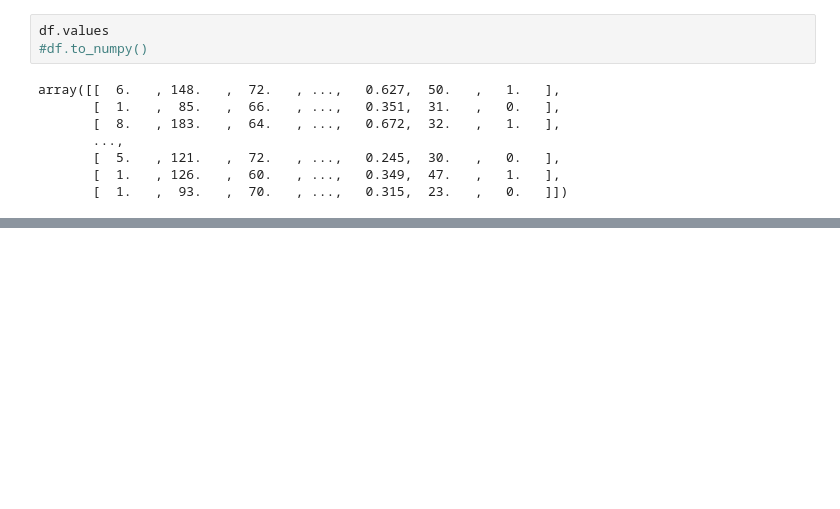
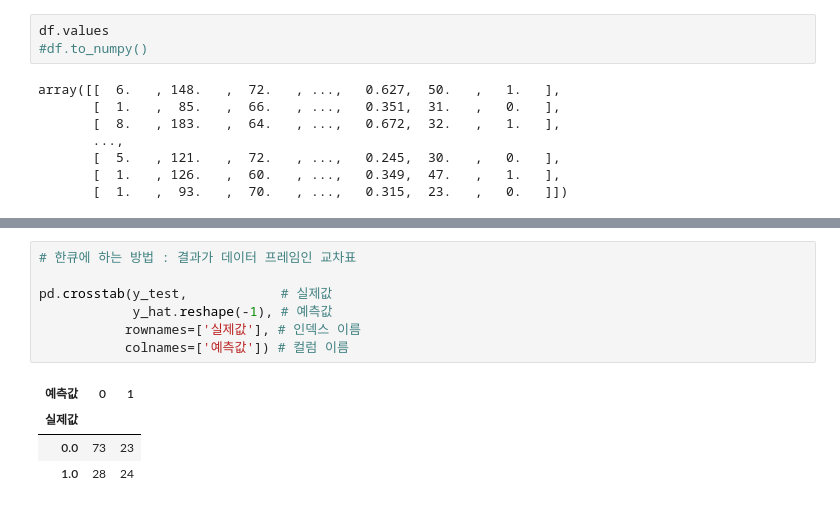
Before and after one commit to Hyo0806/ai, a Jupyter notebook: source/05_DeepLearning/06_피마인디언 당뇨병 발병 예측(로지스틱회귀분석, 분류분석).ipynb, the cells around one changed output, grey strips where cells are left out. Saved outputs shown, nothing was run; the diff lists cells and outputs as text; blank space fills up the shorter version.

```diff
--- a/source/05_DeepLearning/06_피마인디언 당뇨병 발병 예측(로지스틱회귀분석, 분류분석).ipynb
+++ b/source/05_DeepLearning/06_피마인디언 당뇨병 발병 예측(로지스틱회귀분석, 분류분석).ipynb
@@ -137,0 +265,12 @@ plt.show()
+# %%
+# 한큐에 하는 방법 : 결과가 데이터 프레임인 교차표
+
+pd.crosstab(y_test,            # 실제값
+            y_hat.reshape(-1), # 예측값
+           rownames=['실제값'], # 인덱스 이름
+           colnames=['예측값']) # 컬럼 이름
+# %% [output]
+| 예측값 | 0 | 1 |
+| 실제값 |  |  |
+| 0.0 | 73 | 23 |
+| 1.0 | 28 | 24 |
```
Also changed, not shown: parts of 46 cells of this notebook, 4 other files.
